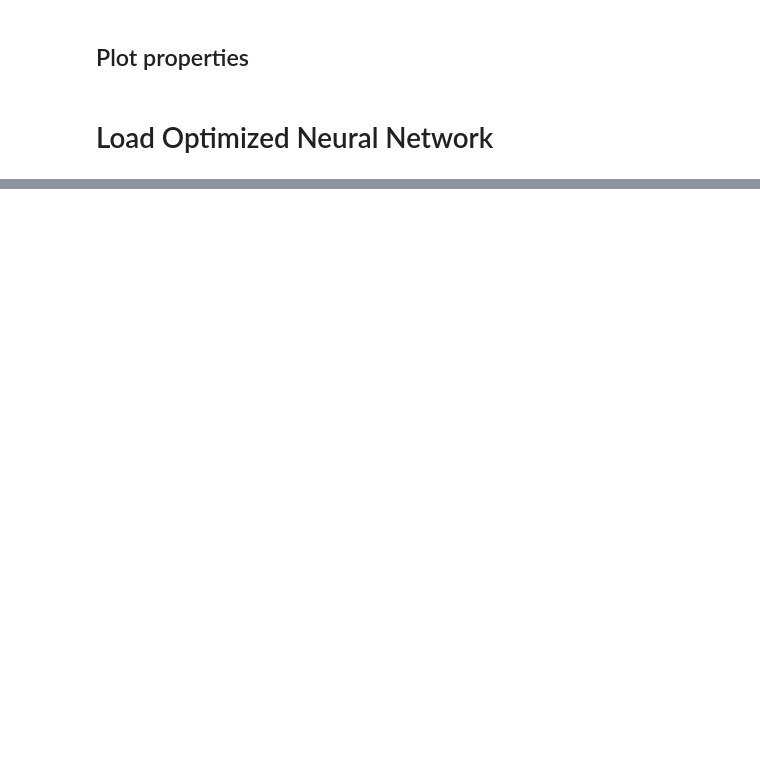
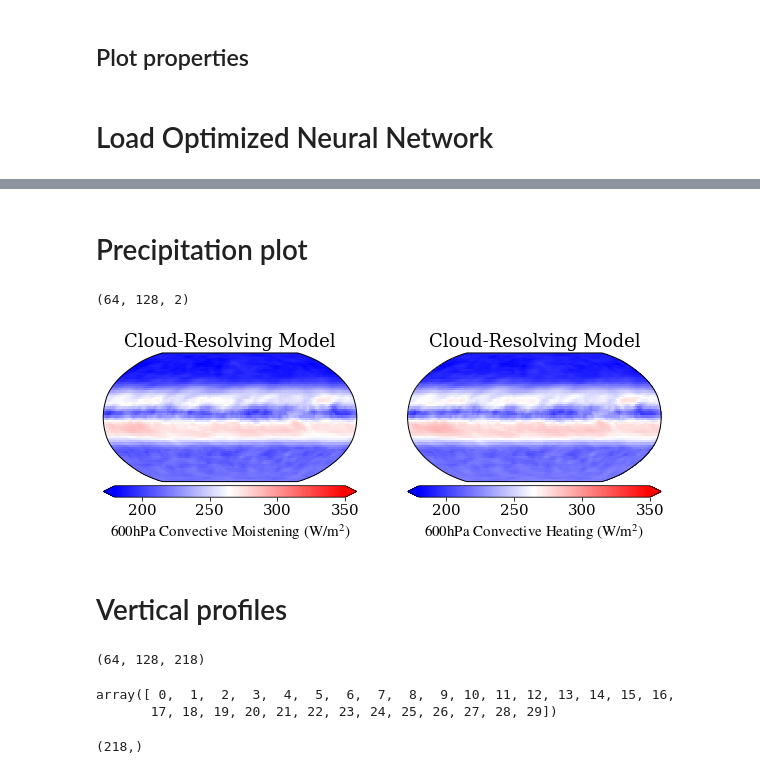
Before and after one commit to wallingTACC/CBRAIN-CAM, a Jupyter notebook: notebooks/tbeucler_devlog/043_Figures_For_Pierre_ML_Geosciences.ipynb, the cells around one changed output, grey strips where cells are left out. Drawn from its saved outputs; the diff is of its cells as text; code cells hidden in the pictures; blank space fills up the shorter version.

Commit message:
Figures for Pierre and Veronika

```diff
--- a/notebooks/tbeucler_devlog/043_Figures_For_Pierre_ML_Geosciences.ipynb
+++ b/notebooks/tbeucler_devlog/043_Figures_For_Pierre_ML_Geosciences.ipynb
@@ -59,10 +75,13 @@ NNarray = ['JNNL','JNNL0.01','JNNC','MLRL0']
 NNname = ['$\mathrm{UCnet}$','$\mathrm{LCnet_{0.01}}$','$\mathrm{ACnet}$','$\mathrm{Linear}$']
 DATASET = ['train','valid','test']
 config_fn = '/filer/z-sv-pool12c/t/Tom.Beucler/SPCAM/CBRAIN-CAM/pp_config/8col_rad_tbeucler_local_PostProc.yml'
-path_SPCAM = '/DFS-L/DATA/pritchard/tbeucler/SPCAM/SPCAM_PHYS/'
+#path_SPCAM = '/DFS-L/DATA/pritchard/tbeucler/SPCAM/SPCAM_PHYS/'
+path_SPCAM = '/local/Tom.Beucler/SPCAM_PHYS/'
 data_fn = path_SPCAM+'8col009_01_test.nc'
+pathHOME = '/home/t/Tom.Beucler/For_Pierre/'
 # %%
 datas = 'test'
+NNs = 'JNNL'
 # 1) Load model
 print('Loading model')
 path = TRAINDIR+'HDF5_DATA/'+NNs+'.h5'
@@ -76,3 +95,8 @@ md = ModelDiagnostics(NN,config_fn,data_fn)
 print('Calculating mean-squared error')
 path = TRAINDIR+'HDF5_DATA/'+NNs+'md_'+datas+'.pkl'
 md.stats = pickle.load(open(path,'rb'))
+
+# 4) Residual
+print('Calculating residuals')
+path = TRAINDIR+'HDF5_DATA/'+NNs+'res_'+datas+'.pkl'
+md.res = pickle.load(open(path,'rb'))
@@ -78,0 +134,12 @@ md.stats = pickle.load(open(path,'rb'))
+# %% [markdown]
+# Precipitation plot
+# %%
+md.stats['true_mean'][:,:,-4:-2].shape
+# %% [output]
+(64, 128, 2)
+# %%
+P_CONV = 1e3*24*3600 # Conversion from m/s to mm/day
+# PRECtruth = np.sum(md.stats['true_mean'][:,:,-4:-2],axis=2)*P_CONV/(L_V*RHO_L)
+# PRECpred = np.sum(md.stats['pred_mean'][:,:,-4:-2],axis=2)*P_CONV/(L_V*RHO_L)
+OLRtruth = md.stats['true_mean'][:,:,-6]
+OLRpred = md.stats['pred_mean'][:,:,-6]
@@ -78,0 +152,33 @@ md.stats = pickle.load(open(path,'rb'))
+# %%
+plt.close('all')
+
+fig,ax = plt.subplots(1,2,figsize=(10,7.5),subplot_kw=dict(projection=ccrs.Robinson()))
+
+# (a) Convective Moistening
+im = ax[0].imshow(OLRtruth,cmap='bwr',vmin=180,vmax=350,transform=ccrs.PlateCarree())
+ax[0].set_title('Cloud-Resolving Model')
+cb = fig.colorbar(im, ax=ax[0], pad=0.01, extend='both', orientation='horizontal');
+cb.set_label('$\mathrm{600hPa\ Convective\ Moistening\ (W/m^{2})}$')
+
+# (b) Convective Heating
+im = ax[1].imshow(OLRpred,cmap='bwr',vmin=180,vmax=350,transform=ccrs.PlateCarree())
+ax[1].set_title('Cloud-Resolving Model')
+cb = fig.colorbar(im, ax=ax[1], pad=0.01, extend='both', orientation='horizontal');
+cb.set_label('$\mathrm{600hPa\ Convective\ Heating\ (W/m^{2})}$')
+# %% [output]
+[figure, added]
+# %% [markdown]
+# Vertical profiles
+# %%
+md.stats['true_var'].shape
+# %% [output]
+(64, 128, 218)
+# %%
+md.get_output_var_idx('PHQ')
+# %% [output]
+array([ 0,  1,  2,  3,  4,  5,  6,  7,  8,  9, 10, 11, 12, 13, 14, 15, 16,
+       17, 18, 19, 20, 21, 22, 23, 24, 25, 26, 27, 28, 29])
+# %%
+md.valid_gen.output_transform.scale.shape
+# %% [output]
+(218,)
```
Also changed, not shown: parts of 20 cells of this notebook, 33 other files.
